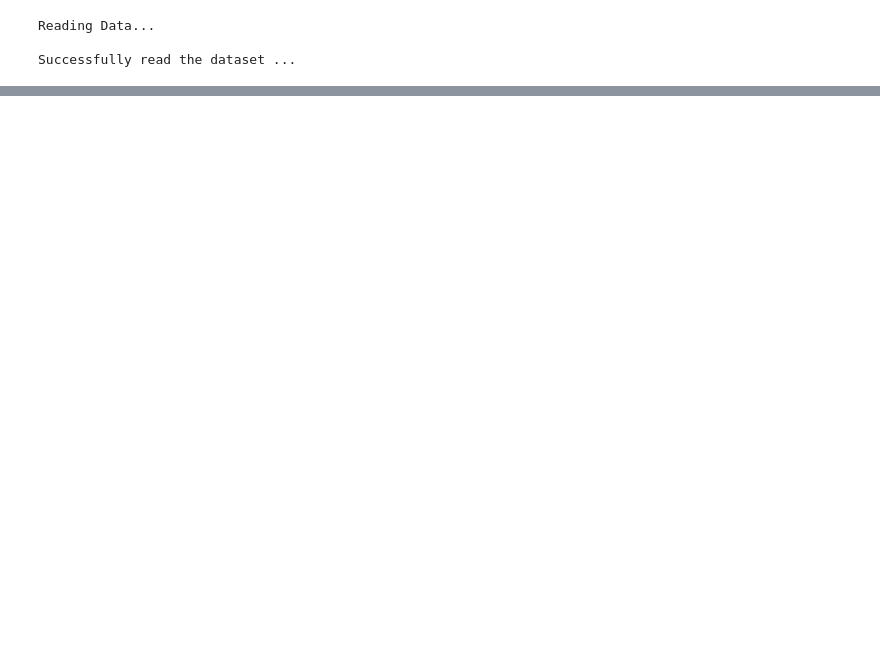
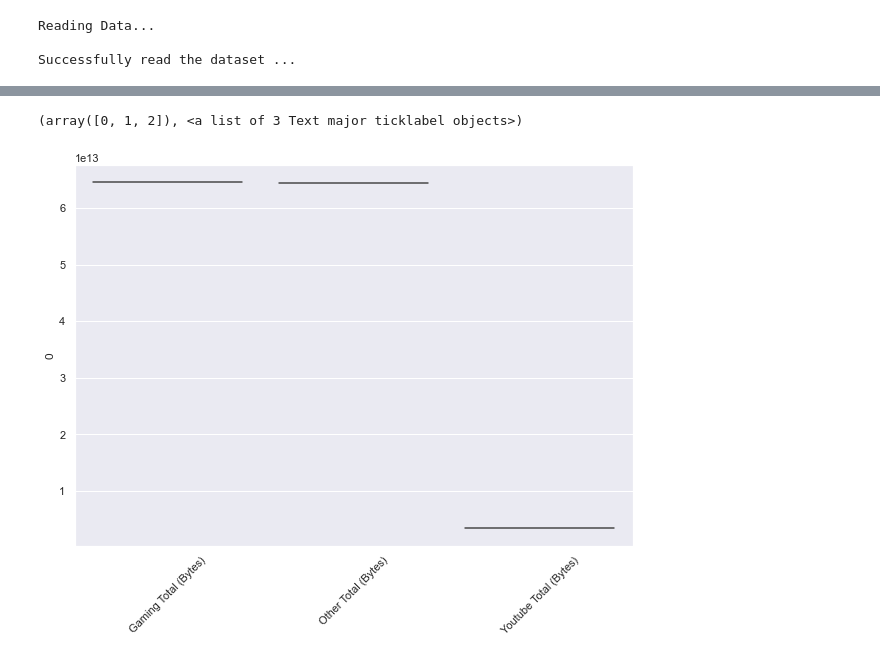
Before and after one commit to Blvisse/10-Academy, a Jupyter notebook: Week1/notebooks/Task2.ipynb, the cells around one changed output, grey strips where cells are left out. Drawn from its saved outputs; the diff is of its cells as text; code cells hidden in the pictures; blank space fills up the shorter version.

```diff
--- a/Week1/notebooks/Task2.ipynb
+++ b/Week1/notebooks/Task2.ipynb
@@ -48,0 +400,7 @@ TypeError: aggregateCategorical() missing 1 required positional argument: 'top'
+# %%
+plt.figure(figsize=(10,7))
+sns.boxenplot(x=top3.index,y=top3[0], palette='rainbow')
+plt.xticks(rotation=45)
+# %% [output]
+(array([0, 1, 2]), <a list of 3 Text major ticklabel objects>)
+[figure, added]
```
Also changed, not shown: parts of 41 cells of this notebook, 3 other files.
